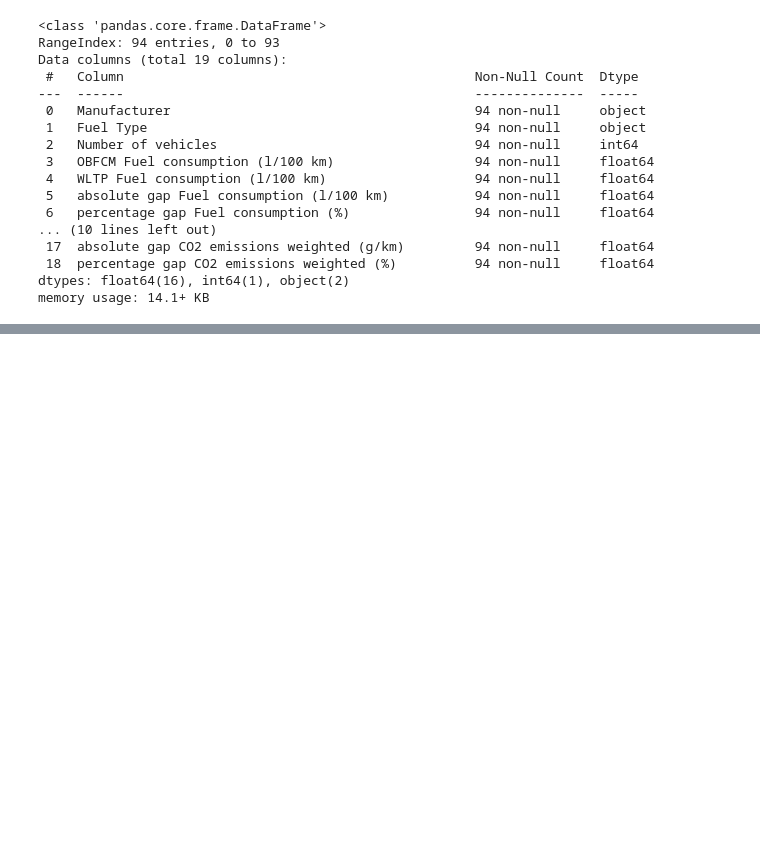
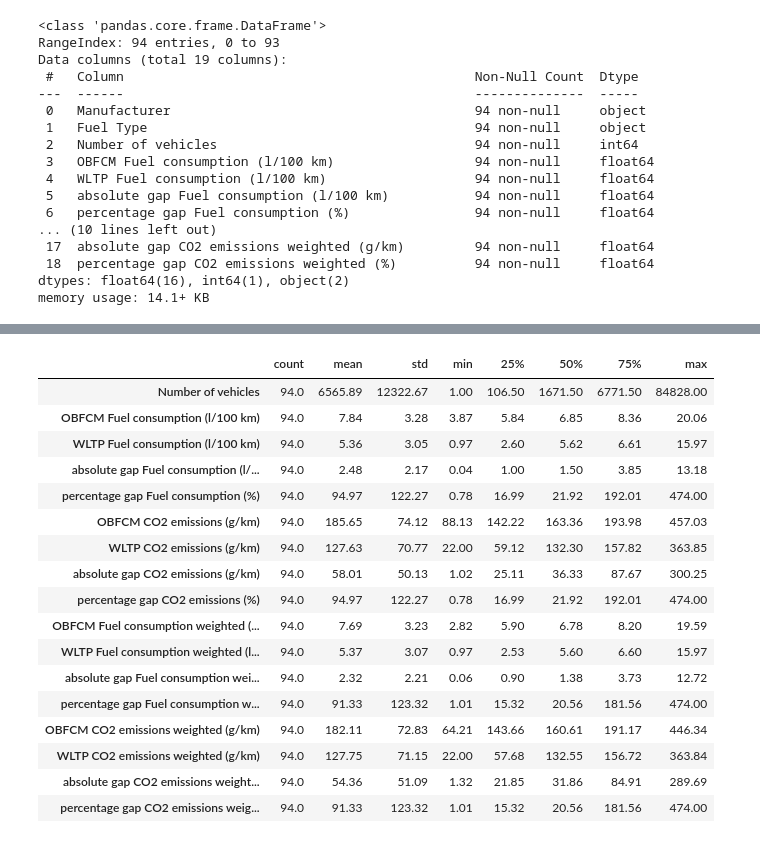
Before and after one commit to Godwin-Oti/CO2-Emission-Analysis, a Jupyter notebook: Car.ipynb, the cells around one changed output, grey strips where cells are left out. Drawn from its saved outputs; the diff is of its cells as text; code cells hidden in the pictures; blank space fills up the shorter version.

```diff
--- a/Car.ipynb
+++ b/Car.ipynb
@@ -112,0 +350,21 @@ car_agg.head()
+# %%
+car_agg.describe().round(2).T
+# %% [output]
+|  | count | mean | std | min | 25% | 50% | 75% | max |
+| Number of vehicles | 94.0 | 6565.89 | 12322.67 | 1.00 | 106.50 | 1671.50 | 6771.50 | 84828.00 |
+| OBFCM Fuel consumption (l/100 km) | 94.0 | 7.84 | 3.28 | 3.87 | 5.84 | 6.85 | 8.36 | 20.06 |
+| WLTP Fuel consumption (l/100 km) | 94.0 | 5.36 | 3.05 | 0.97 | 2.60 | 5.62 | 6.61 | 15.97 |
+| absolute gap Fuel consumption (l/... | 94.0 | 2.48 | 2.17 | 0.04 | 1.00 | 1.50 | 3.85 | 13.18 |
+| percentage gap Fuel consumption (%) | 94.0 | 94.97 | 122.27 | 0.78 | 16.99 | 21.92 | 192.01 | 474.00 |
+| OBFCM CO2 emissions (g/km) | 94.0 | 185.65 | 74.12 | 88.13 | 142.22 | 163.36 | 193.98 | 457.03 |
+| WLTP CO2 emissions (g/km) | 94.0 | 127.63 | 70.77 | 22.00 | 59.12 | 132.30 | 157.82 | 363.85 |
+| absolute gap CO2 emissions (g/km) | 94.0 | 58.01 | 50.13 | 1.02 | 25.11 | 36.33 | 87.67 | 300.25 |
+| percentage gap CO2 emissions (%) | 94.0 | 94.97 | 122.27 | 0.78 | 16.99 | 21.92 | 192.01 | 474.00 |
+| OBFCM Fuel consumption weighted (... | 94.0 | 7.69 | 3.23 | 2.82 | 5.90 | 6.78 | 8.20 | 19.59 |
+| WLTP Fuel consumption weighted (l... | 94.0 | 5.37 | 3.07 | 0.97 | 2.53 | 5.60 | 6.60 | 15.97 |
+| absolute gap Fuel consumption wei... | 94.0 | 2.32 | 2.21 | 0.06 | 0.90 | 1.38 | 3.73 | 12.72 |
+| percentage gap Fuel consumption w... | 94.0 | 91.33 | 123.32 | 1.01 | 15.32 | 20.56 | 181.56 | 474.00 |
+| OBFCM CO2 emissions weighted (g/km) | 94.0 | 182.11 | 72.83 | 64.21 | 143.66 | 160.61 | 191.17 | 446.34 |
+| WLTP CO2 emissions weighted (g/km) | 94.0 | 127.75 | 71.15 | 22.00 | 57.68 | 132.55 | 156.72 | 363.84 |
+| absolute gap CO2 emissions weight... | 94.0 | 54.36 | 51.09 | 1.32 | 21.85 | 31.86 | 84.91 | 289.69 |
+| percentage gap CO2 emissions weig... | 94.0 | 91.33 | 123.32 | 1.01 | 15.32 | 20.56 | 181.56 | 474.00 |
```
Also changed, not shown: parts of 18 cells of this notebook, 1 other file.
